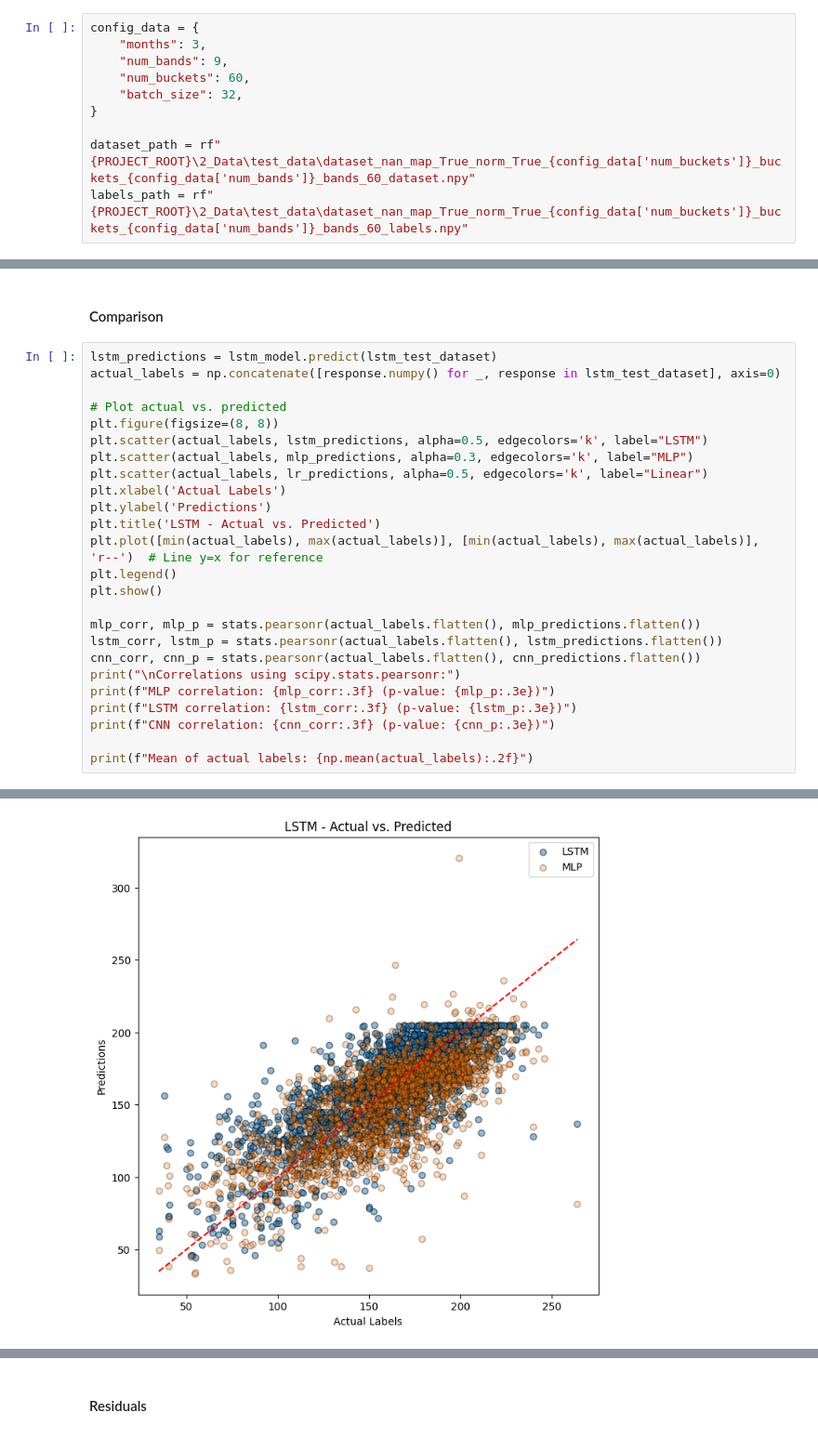
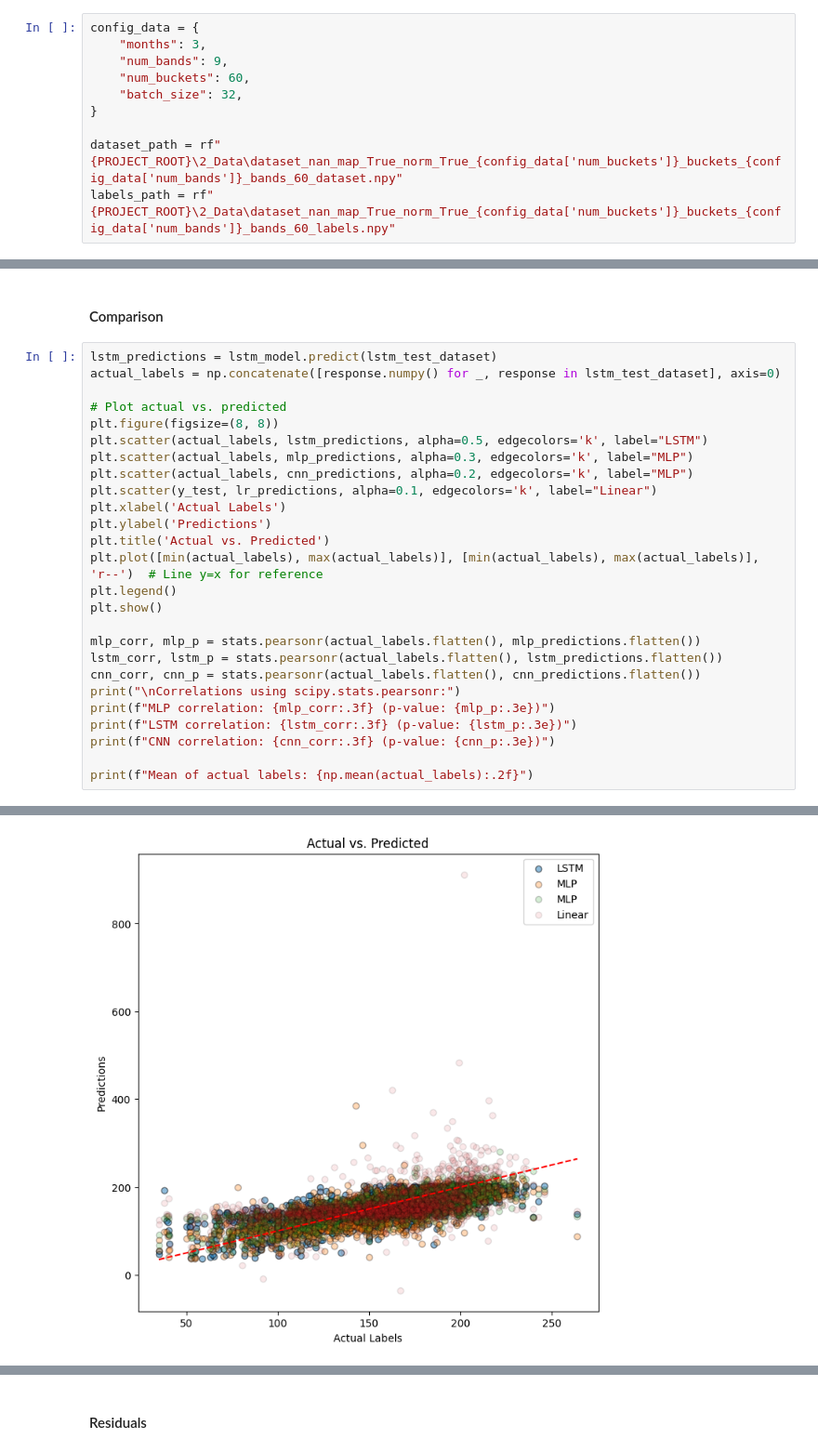
Before and after one commit to tskorkowski/crop_yield_prediction_CAS, a Jupyter notebook: 1_Code_Base/notebooks/training.ipynb, the cells around one changed output, grey strips where cells are left out. Shown at 93% size. Saved outputs shown, nothing was run; the diff lists cells and outputs as text.

```diff
--- a/1_Code_Base/notebooks/training.ipynb
+++ b/1_Code_Base/notebooks/training.ipynb
@@ -303,8 +303,8 @@ config_data = {
     "batch_size": 32,
 }
 
-dataset_path = rf"{PROJECT_ROOT}\2_Data\test_data\dataset_nan_map_True_norm_True_{config_data['num_buckets']}_buckets_{config_data['num_bands']}_bands_60_dataset.npy"
-labels_path = rf"{PROJECT_ROOT}\2_Data\test_data\dataset_nan_map_True_norm_True_{config_data['num_buckets']}_buckets_{config_data['num_bands']}_bands_60_labels.npy"
+dataset_path = rf"{PROJECT_ROOT}\2_Data\dataset_nan_map_True_norm_True_{config_data['num_buckets']}_buckets_{config_data['num_bands']}_bands_60_dataset.npy"
+labels_path = rf"{PROJECT_ROOT}\2_Data\dataset_nan_map_True_norm_True_{config_data['num_buckets']}_buckets_{config_data['num_bands']}_bands_60_labels.npy"
 # %%
 
 cnn_dataset, labels = cnn_data_preparation(dataset_path, labels_path, **config_data)
@@ -440,10 +440,11 @@ actual_labels = np.concatenate([response.numpy() for _, response in lstm_test_da
 plt.figure(figsize=(8, 8))
 plt.scatter(actual_labels, lstm_predictions, alpha=0.5, edgecolors='k', label="LSTM")
 plt.scatter(actual_labels, mlp_predictions, alpha=0.3, edgecolors='k', label="MLP")
-plt.scatter(actual_labels, lr_predictions, alpha=0.5, edgecolors='k', label="Linear")
+plt.scatter(actual_labels, cnn_predictions, alpha=0.2, edgecolors='k', label="MLP")
+plt.scatter(y_test, lr_predictions, alpha=0.1, edgecolors='k', label="Linear")
 plt.xlabel('Actual Labels')
 plt.ylabel('Predictions')
-plt.title('LSTM - Actual vs. Predicted')
+plt.title('Actual vs. Predicted')
 plt.plot([min(actual_labels), max(actual_labels)], [min(actual_labels), max(actual_labels)], 'r--')  # Line y=x for reference
 plt.legend()
 plt.show()
@@ -462,2 +463,2 @@ print(f"Mean of actual labels: {np.mean(actual_labels):.2f}")
-[figure, old version]
+[figure, new version]
 Correlations using scipy.stats.pearsonr:
```
Also changed, not shown: parts of 14 cells of this notebook, 5 other files.
